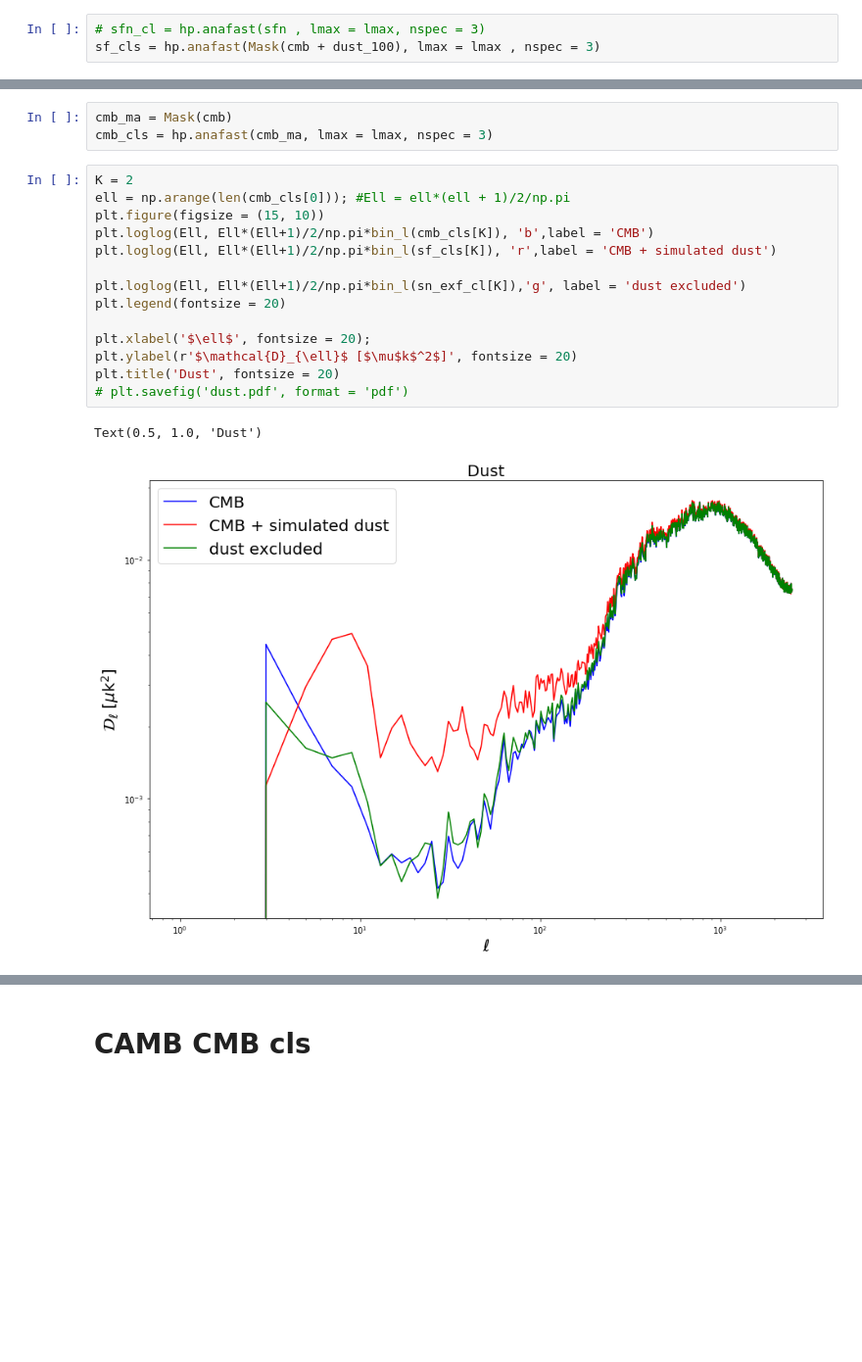
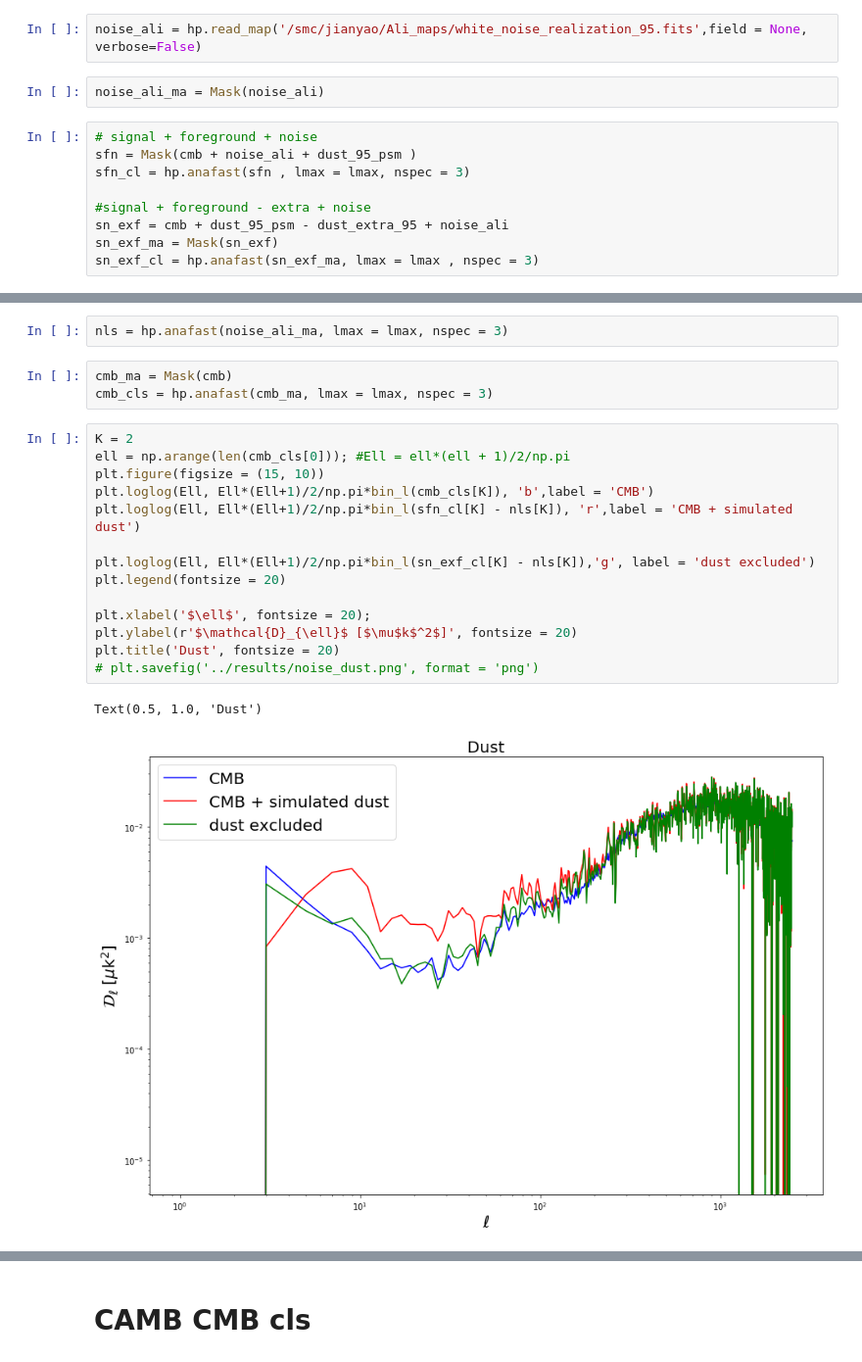
Before and after one commit to yaojian95/Ali_foreground, a Jupyter notebook: codes/Foregrounds.ipynb, the cells around one changed output, grey strips where cells are left out. Shown at 98% size. Saved outputs shown, nothing was run; the diff lists cells and outputs as text; blank space fills up the shorter version.

```diff
--- a/codes/Foregrounds.ipynb
+++ b/codes/Foregrounds.ipynb
@@ -170,3 +191,13 @@ dust_extra_ma = Mask(dust_extra)
+# %%
+noise_ali = hp.read_map('/smc/jianyao/Ali_maps/white_noise_realization_95.fits',field = None, verbose=False)
+# %%
+noise_ali_ma = Mask(noise_ali)
 # %%
-# sfn_cl = hp.anafast(sfn , lmax = lmax, nspec = 3)
-sf_cls = hp.anafast(Mask(cmb + dust_100), lmax = lmax , nspec = 3)
+# signal + foreground + noise
+sfn = Mask(cmb + noise_ali + dust_95_psm )
+sfn_cl = hp.anafast(sfn , lmax = lmax, nspec = 3)
+
+#signal + foreground - extra + noise
+sn_exf = cmb + dust_95_psm - dust_extra_95 + noise_ali
+sn_exf_ma = Mask(sn_exf)
+sn_exf_cl = hp.anafast(sn_exf_ma, lmax = lmax , nspec = 3)
@@ -179,20 +204,22 @@ sn_exf_cl = hp.anafast(sn_exf_ma, lmax = lmax , nspec = 3)
+# %%
+nls = hp.anafast(noise_ali_ma, lmax = lmax, nspec = 3)
 # %%
 cmb_ma = Mask(cmb)
 cmb_cls = hp.anafast(cmb_ma, lmax = lmax, nspec = 3)
 # %%
 K = 2
 ell = np.arange(len(cmb_cls[0])); #Ell = ell*(ell + 1)/2/np.pi
 plt.figure(figsize = (15, 10))
 plt.loglog(Ell, Ell*(Ell+1)/2/np.pi*bin_l(cmb_cls[K]), 'b',label = 'CMB')
-plt.loglog(Ell, Ell*(Ell+1)/2/np.pi*bin_l(sf_cls[K]), 'r',label = 'CMB + simulated dust')
+plt.loglog(Ell, Ell*(Ell+1)/2/np.pi*bin_l(sfn_cl[K] - nls[K]), 'r',label = 'CMB + simulated dust')
 
-plt.loglog(Ell, Ell*(Ell+1)/2/np.pi*bin_l(sn_exf_cl[K]),'g', label = 'dust excluded')
+plt.loglog(Ell, Ell*(Ell+1)/2/np.pi*bin_l(sn_exf_cl[K] - nls[K]),'g', label = 'dust excluded')
 plt.legend(fontsize = 20)
 
 plt.xlabel('$\ell$', fontsize = 20);
 plt.ylabel(r'$\mathcal{D}_{\ell}$ [$\mu$k$^2$]', fontsize = 20)
 plt.title('Dust', fontsize = 20)
-# plt.savefig('dust.pdf', format = 'pdf')
+# plt.savefig('../results/noise_dust.png', format = 'png')
 # %% [output]
 Text(0.5, 1.0, 'Dust')
-[figure, old version]
+[figure, new version]
```
Also changed, not shown: parts of 53 cells of this notebook, 1 other file.
